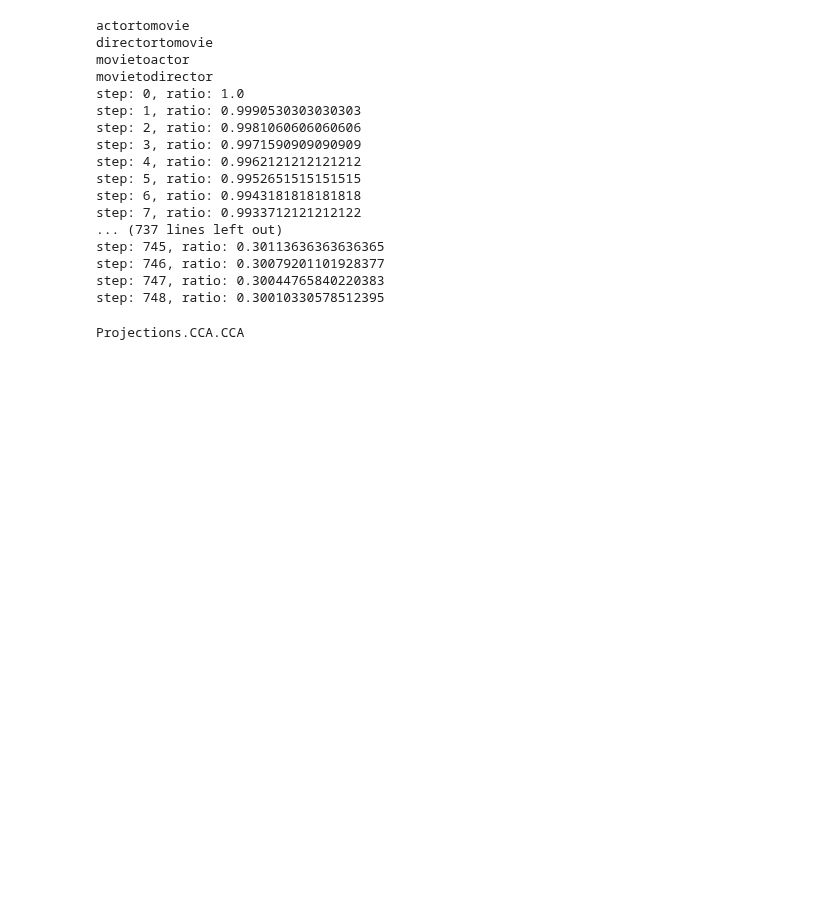
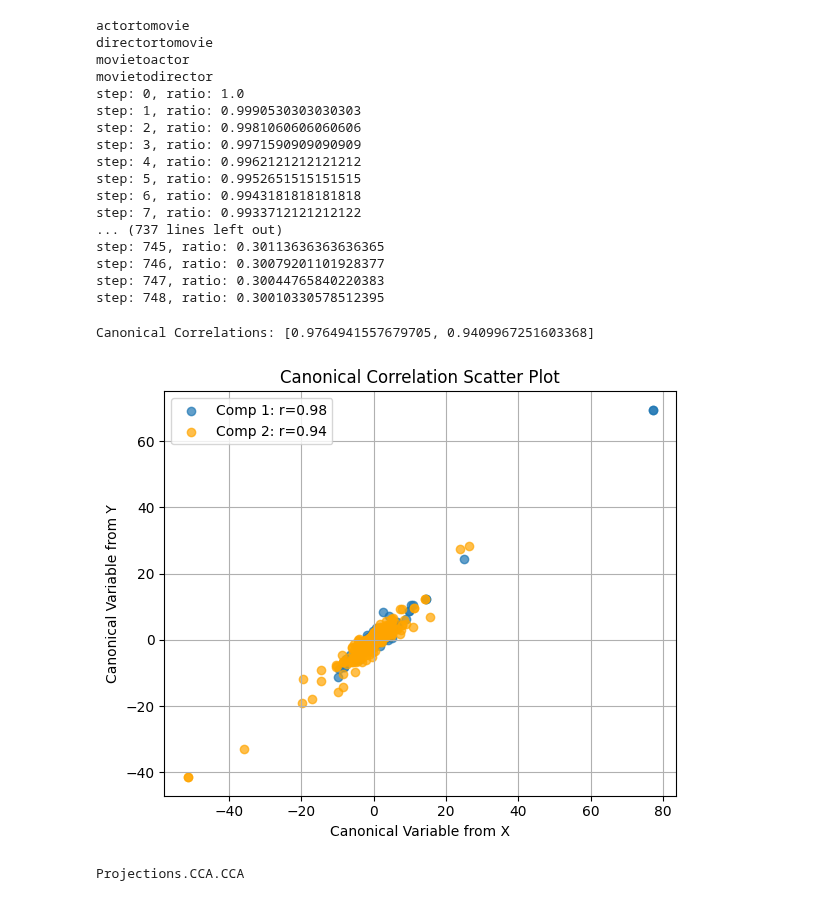
Before and after one commit to Robino-CK/hetero-conv-matching, a Jupyter notebook: test_imdb.ipynb, the cells around one changed output. Saved outputs shown, nothing was run; the diff lists cells and outputs as text; code cells hidden in the pictures; blank space fills up the shorter version.

```diff
--- a/test_imdb.ipynb
+++ b/test_imdb.ipynb
@@ -179,6 +36,34 @@ step: 745, ratio: 0.30113636363636365
 step: 746, ratio: 0.30079201101928377
 step: 747, ratio: 0.30044765840220383
 step: 748, ratio: 0.30010330578512395
+# %%
+X =coarsener.summarized_graph.nodes['movie'].data['feat_pca']
+Y = coarsener.summarized_graph.nodes['movie'].data["hmovietoactor"]
+# %%
+import numpy as np
+coarsener.summarized_graph.nodes['movie']
+X_c, Y_c = coarsener.ccas['movietoactor'].transform(X,Y)
+X_c, Y_c = X_c.to('cpu'), Y_c.to('cpu')
+canonical_corrs = [np.corrcoef(X_c[:, i], Y_c[:, i])[0, 1] for i in range(2)]
+print("Canonical Correlations:", canonical_corrs)
+# %% [output]
+Canonical Correlations: [0.9764941557679705, 0.9409967251603368]
+# %%
+
+import matplotlib.pyplot as plt
+# Scatter plot of canonical variates
+plt.figure(figsize=(6, 5))
+plt.scatter(X_c[:, 0], Y_c[:, 0], label=f"Comp 1: r={canonical_corrs[0]:.2f}", alpha=0.7)
+plt.scatter(X_c[:, 1], Y_c[:, 1], label=f"Comp 2: r={canonical_corrs[1]:.2f}", alpha=0.7, color='orange')
+plt.xlabel("Canonical Variable from X")
+plt.ylabel("Canonical Variable from Y")
+plt.title("Canonical Correlation Scatter Plot")
+plt.legend()
+plt.grid(True)
+plt.tight_layout()
+plt.show()
+# %% [output]
+[figure, added]
 # %%
 
 import pickle
```
Also changed, not shown: parts of 10 cells of this notebook, 12 other files.
